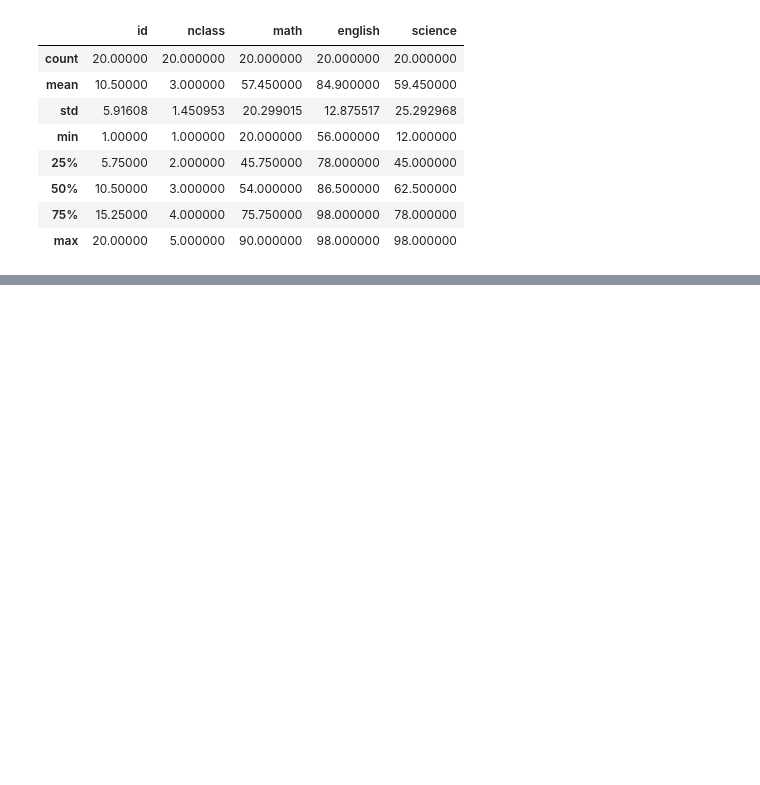
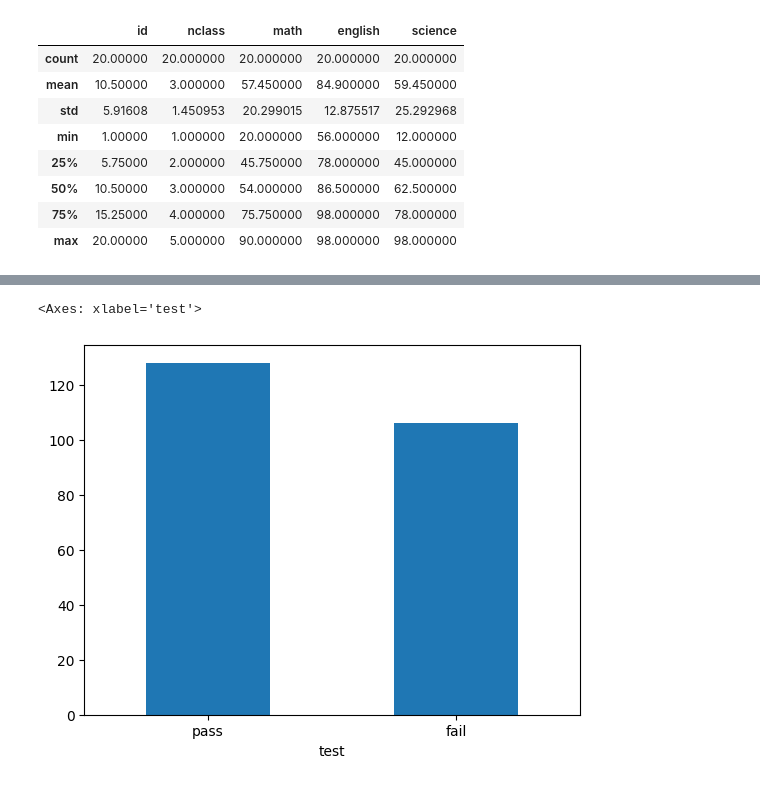
Before and after one commit to jcj154248/kit_bigdata, a Jupyter notebook: chapter05.ipynb, the cells around one changed output, grey strips where cells are left out. Cells and saved outputs as stored; diff of their text form; code cells hidden in the pictures; blank space fills up the shorter version.

```diff
--- a/chapter05.ipynb
+++ b/chapter05.ipynb
@@ -80,0 +237,6 @@ exam.describe()
+# %%
+# 축 이름 수평으로 회전
+count_test.plot.bar(rot = 0)
+# %% [output]
+<Axes: xlabel='test'>
+[figure, added]
```
Also changed, not shown: parts of 22 cells of this notebook.
